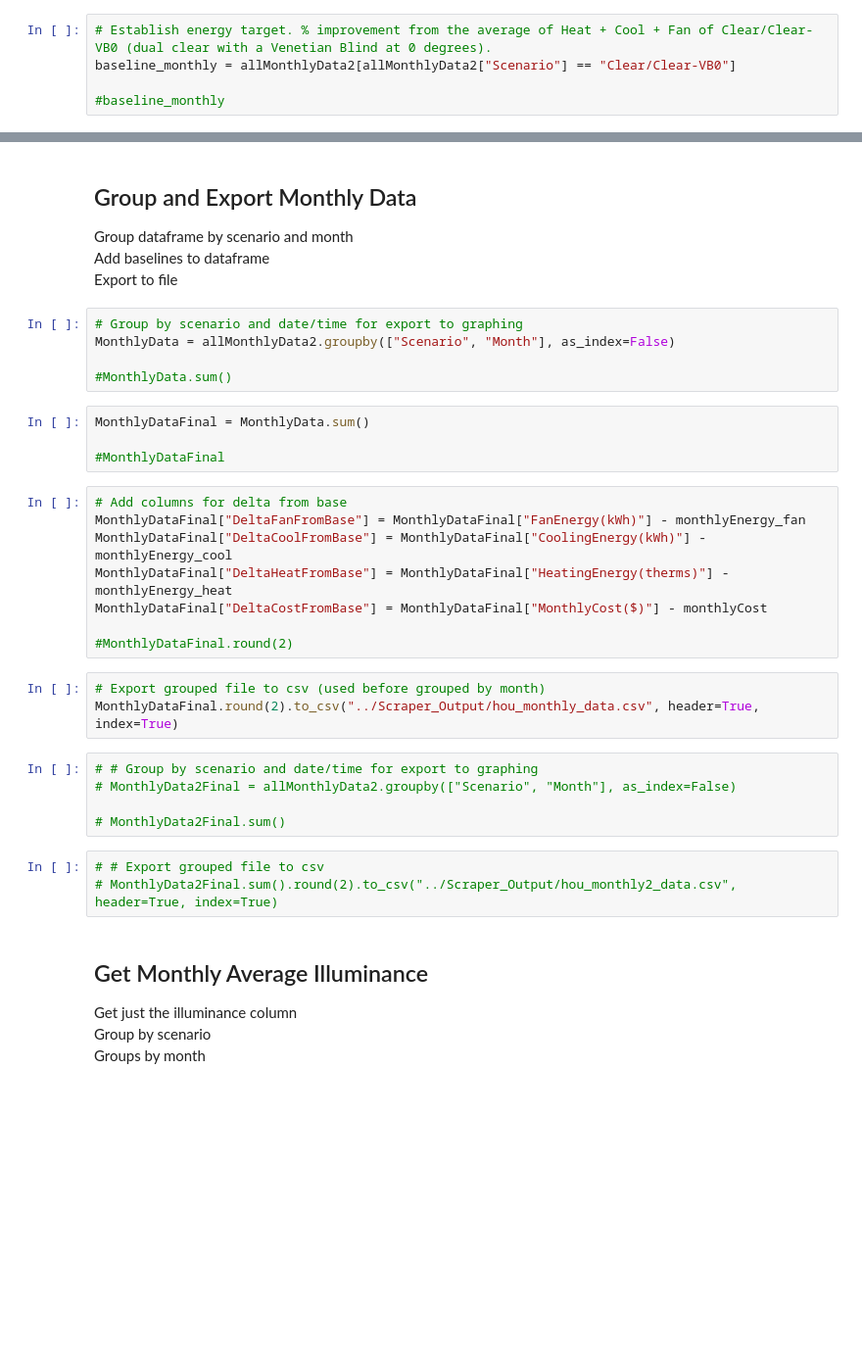
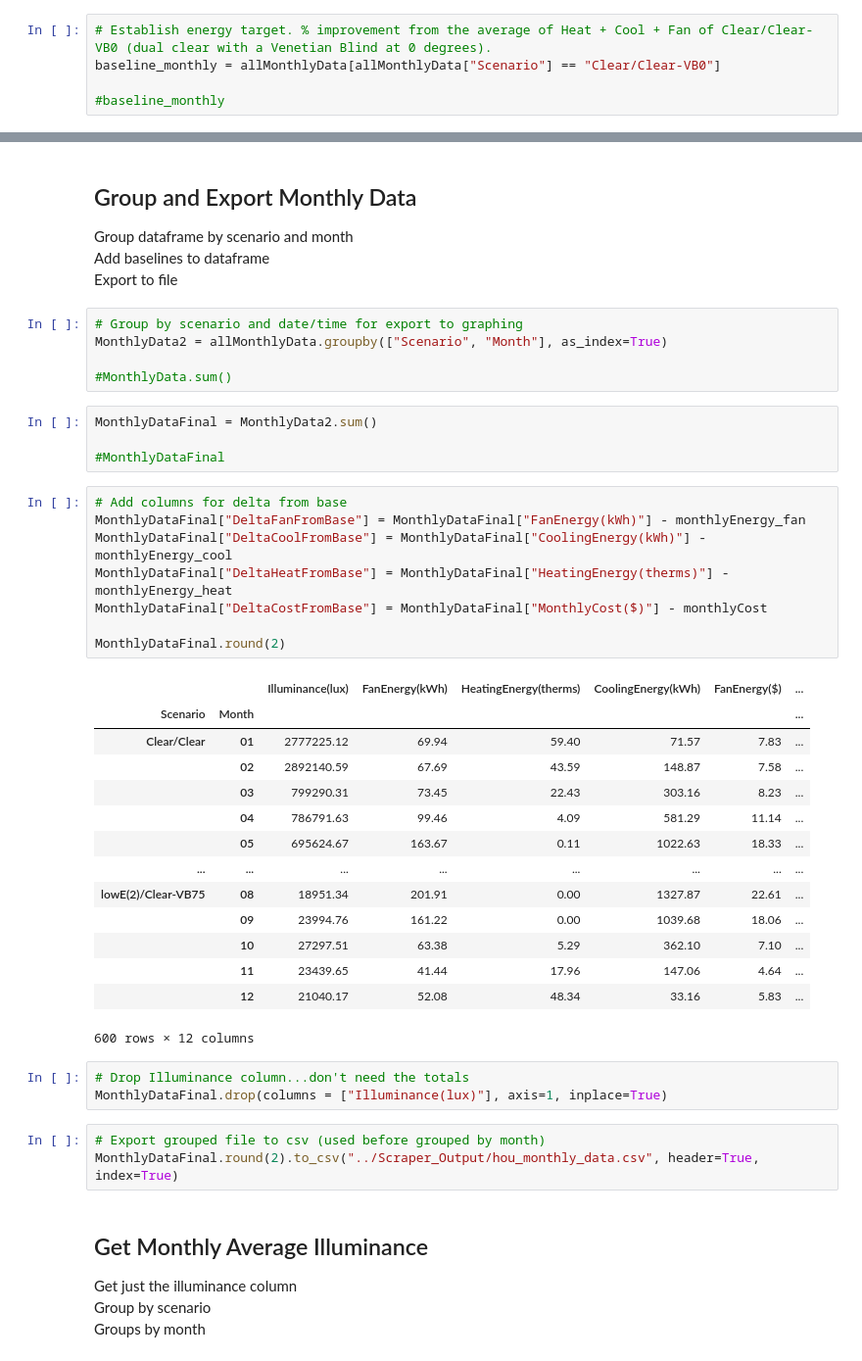
Before and after one commit to klharp/EPlus-Dashboard-ODL, a Jupyter notebook: HOU_Scraper.ipynb, the cells around one changed output, grey strips where cells are left out. Shown at 98% size. Saved outputs shown, nothing was run; the diff lists cells and outputs as text; blank space fills up the shorter version.

Commit message:
modified scrapers

```diff
--- a/HOU_Scraper.ipynb
+++ b/HOU_Scraper.ipynb
@@ -324,7 +422,7 @@ allMonthlyData2 = allMonthlyData.drop(["Illuminance(lux)"], axis=1)
 ### Establish Monthly Energy and Cost Baseline Data
 # %%
 # Establish energy target. % improvement from the average of Heat + Cool + Fan of Clear/Clear-VB0 (dual clear with a Venetian Blind at 0 degrees).
-baseline_monthly = allMonthlyData2[allMonthlyData2["Scenario"] == "Clear/Clear-VB0"]
+baseline_monthly = allMonthlyData[allMonthlyData["Scenario"] == "Clear/Clear-VB0"]
 
 #baseline_monthly
 # %%
@@ -369,32 +467,42 @@ Add baselines to dataframe<br>
 Export to file
 # %%
 # Group by scenario and date/time for export to graphing
-MonthlyData = allMonthlyData2.groupby(["Scenario", "Month"], as_index=False)
+MonthlyData2 = allMonthlyData.groupby(["Scenario", "Month"], as_index=True)
 
 #MonthlyData.sum()
 # %%
-MonthlyDataFinal = MonthlyData.sum()
+MonthlyDataFinal = MonthlyData2.sum()
 
 #MonthlyDataFinal
 # %%
 # Add columns for delta from base
 MonthlyDataFinal["DeltaFanFromBase"] = MonthlyDataFinal["FanEnergy(kWh)"] - monthlyEnergy_fan
 MonthlyDataFinal["DeltaCoolFromBase"] = MonthlyDataFinal["CoolingEnergy(kWh)"] - monthlyEnergy_cool
 MonthlyDataFinal["DeltaHeatFromBase"] = MonthlyDataFinal["HeatingEnergy(therms)"] - monthlyEnergy_heat
 MonthlyDataFinal["DeltaCostFromBase"] = MonthlyDataFinal["MonthlyCost($)"] - monthlyCost
 
-#MonthlyDataFinal.round(2)
+MonthlyDataFinal.round(2)
+# %% [output]
+|  |  | Illuminance(lux) | FanEnergy(kWh) | HeatingEnergy(therms) | CoolingEnergy(kWh) | FanEnergy($) | ... |
+| Scenario | Month |  |  |  |  |  | ... |
+| Clear/Clear | 01 | 2777225.12 | 69.94 | 59.40 | 71.57 | 7.83 | ... |
+|  | 02 | 2892140.59 | 67.69 | 43.59 | 148.87 | 7.58 | ... |
+|  | 03 | 799290.31 | 73.45 | 22.43 | 303.16 | 8.23 | ... |
+|  | 04 | 786791.63 | 99.46 | 4.09 | 581.29 | 11.14 | ... |
+|  | 05 | 695624.67 | 163.67 | 0.11 | 1022.63 | 18.33 | ... |
+| ... | ... | ... | ... | ... | ... | ... | ... |
+| lowE(2)/Clear-VB75 | 08 | 18951.34 | 201.91 | 0.00 | 1327.87 | 22.61 | ... |
+|  | 09 | 23994.76 | 161.22 | 0.00 | 1039.68 | 18.06 | ... |
+|  | 10 | 27297.51 | 63.38 | 5.29 | 362.10 | 7.10 | ... |
+|  | 11 | 23439.65 | 41.44 | 17.96 | 147.06 | 4.64 | ... |
+|  | 12 | 21040.17 | 52.08 | 48.34 | 33.16 | 5.83 | ... |
+600 rows × 12 columns
+# %%
+# Drop Illuminance column...don't need the totals
+MonthlyDataFinal.drop(columns = ["Illuminance(lux)"], axis=1, inplace=True)
 # %%
 # Export grouped file to csv (used before grouped by month)
 MonthlyDataFinal.round(2).to_csv("../Scraper_Output/hou_monthly_data.csv", header=True, index=True)
-# %%
-# # Group by scenario and date/time for export to graphing
-# MonthlyData2Final = allMonthlyData2.groupby(["Scenario", "Month"], as_index=False)
-
-# MonthlyData2Final.sum()
-# %%
-# # Export grouped file to csv
-# MonthlyData2Final.sum().round(2).to_csv("../Scraper_Output/hou_monthly2_data.csv", header=True, index=True)
 # %% [markdown]
 ## Get Monthly Average Illuminance
 Get just the illuminance column<br>
```
Also changed, not shown: parts of 16 cells of this notebook, 4 other files.
